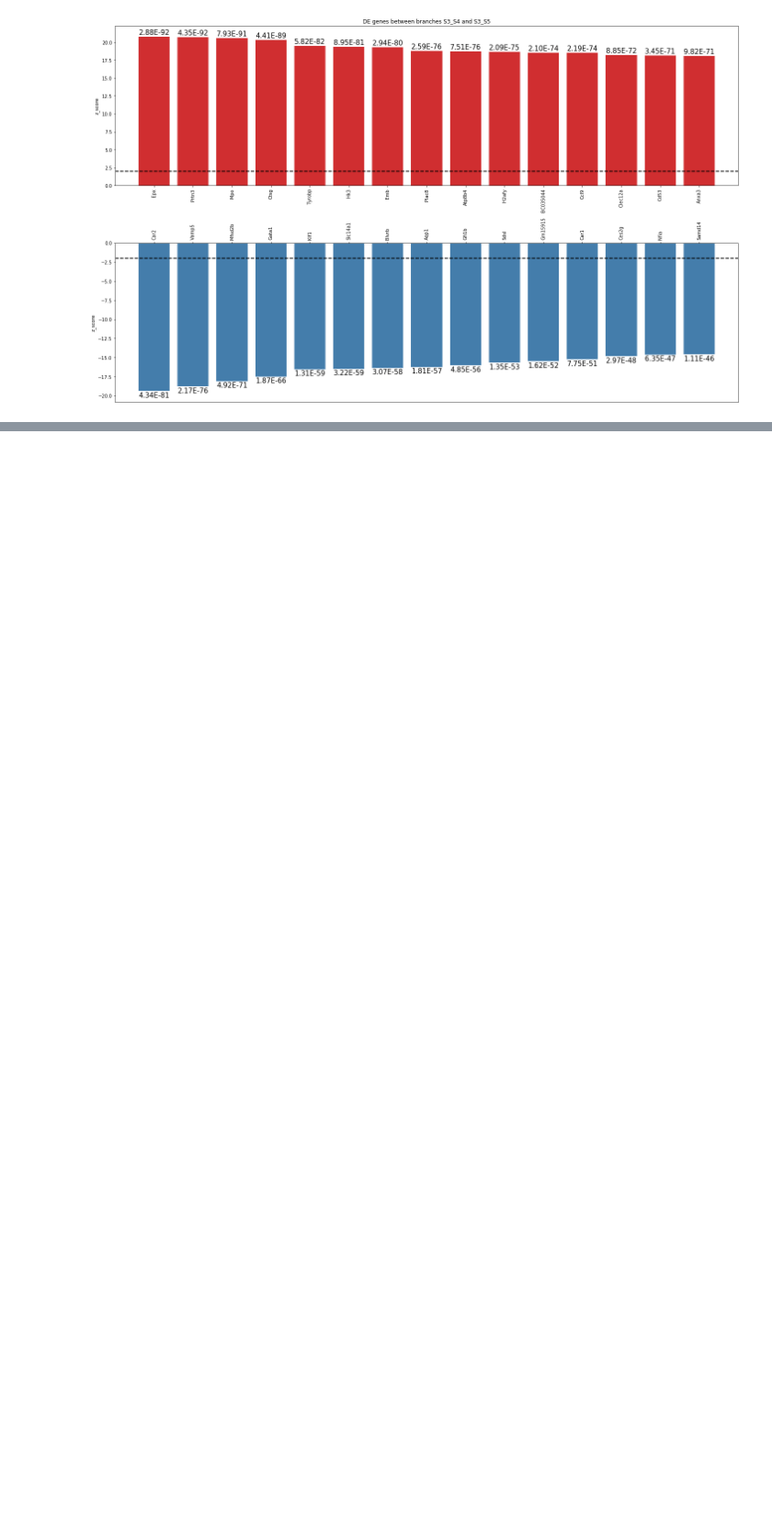
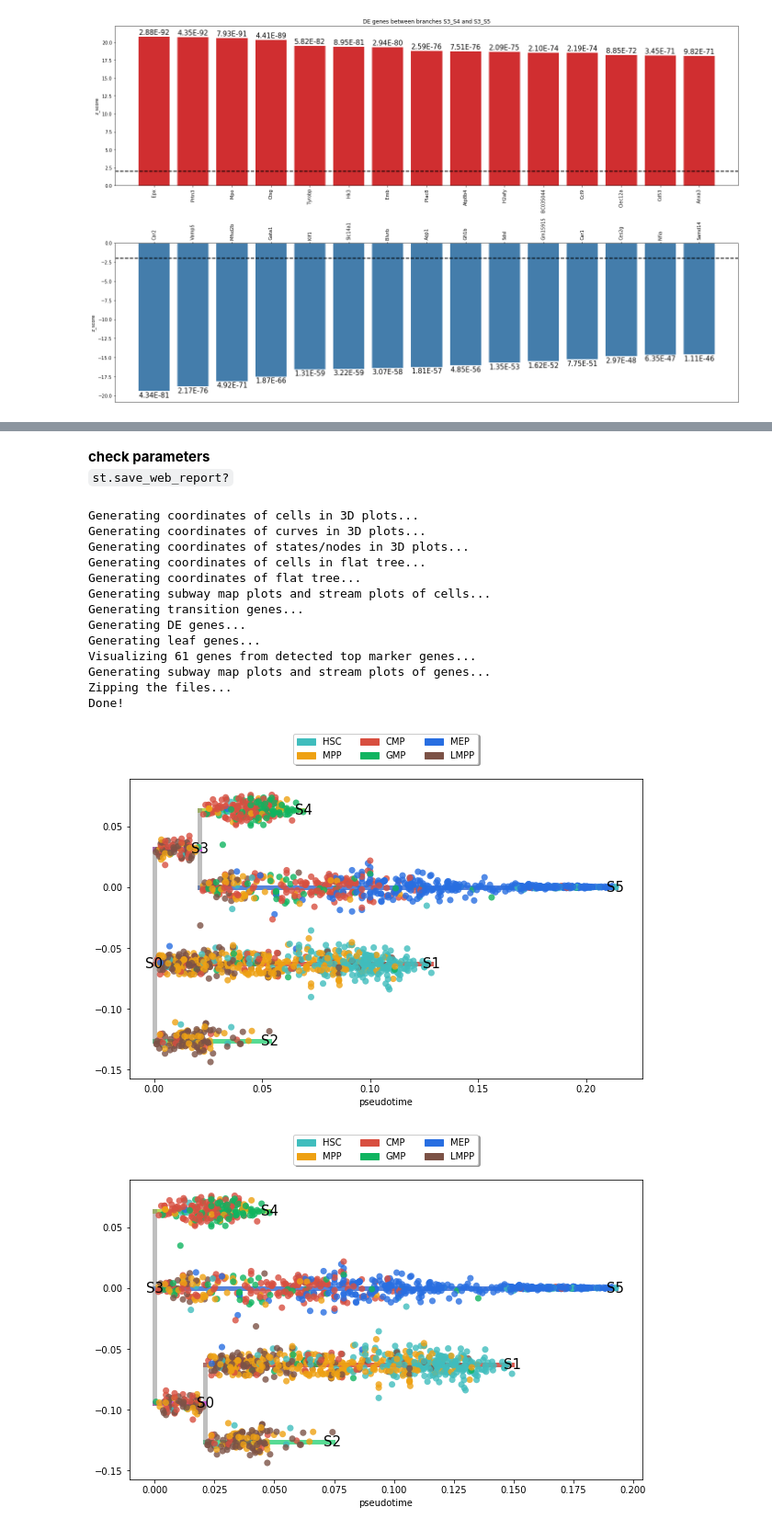
Before and after one commit to pinellolab/STREAM, a Jupyter notebook: tutorial/1.STREAM_scRNA-seq.ipynb, the cells around one changed output, grey strips where cells are left out. Shown at 92% size. Drawn from its saved outputs; the diff is of its cells as text; code cells hidden in the pictures; blank space fills up the shorter version.

```diff
--- a/tutorial/1.STREAM_scRNA-seq.ipynb
+++ b/tutorial/1.STREAM_scRNA-seq.ipynb
@@ -360,0 +363,24 @@ st.write(adata)
+# %% [markdown]
+**check parameters**
+`st.save_web_report?`
+# %%
+st.save_web_report(adata,fig_size=(8,8),n_genes=5,preference=['S4','S5'],factor_min_win=1.2,
+                title='Nestorowa, S. et al. 2016',
+                description='This scRNA-seq dataset contains 1656 cells and 4768 genes from mouse hematopoietic stem and progenitor cell differentiation. A single-cell resolution map of mouse hematopoietic stem and progenitor cell differentiation. Blood 128, e20-31 (2016).',
+                starting_node='S1',command_used='STREAM_Nestorowa_2016.ipynb')
+# %% [output]
+Generating coordinates of cells in 3D plots...
+Generating coordinates of curves in 3D plots...
+Generating coordinates of states/nodes in 3D plots...
+Generating coordinates of cells in flat tree...
+Generating coordinates of flat tree...
+Generating subway map plots and stream plots of cells...
+Generating transition genes...
+Generating DE genes...
+Generating leaf genes...
+Visualizing 61 genes from detected top marker genes...
+Generating subway map plots and stream plots of genes...
+Zipping the files...
+Done!
+[figure, added]
+[figure, added]
```
Also changed, not shown: parts of 10 cells of this notebook, 1 other file.
